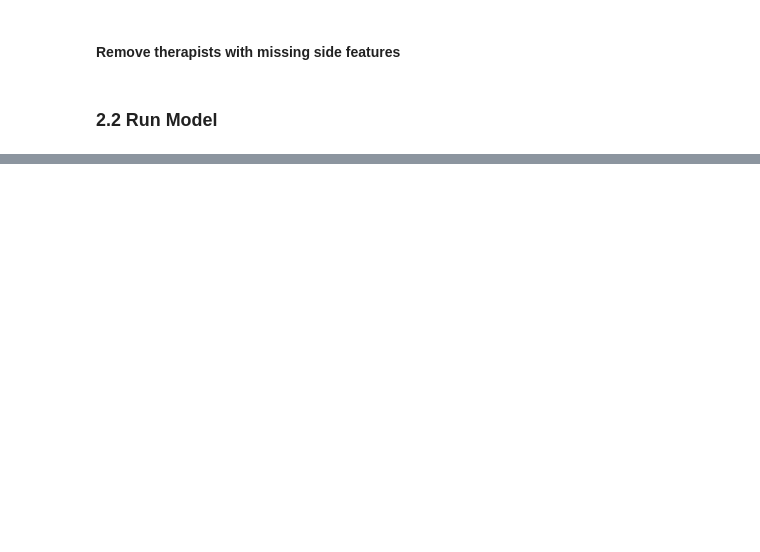
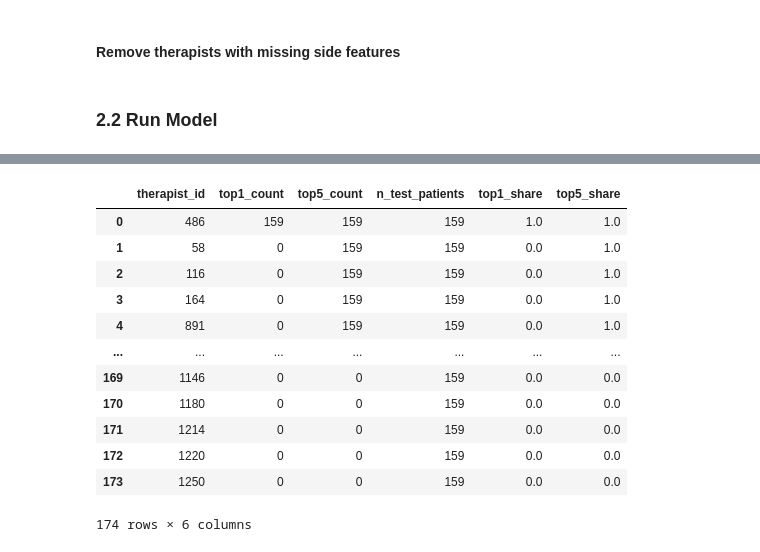
Before and after one commit to leona-ha/toni_matching, a Jupyter notebook: Data_Preprocessing.ipynb, the cells around one changed output, grey strips where cells are left out. Saved outputs shown, nothing was run; the diff lists cells and outputs as text; code cells hidden in the pictures; blank space fills up the shorter version.

```diff
--- a/Data_Preprocessing.ipynb
+++ b/Data_Preprocessing.ipynb
@@ -343,0 +414,19 @@ therapist_categorical= ['t0_method_t_CBT','t0_method_t_PDT','t0_method_t_ST','t0
+# %%
+THER_EDGES = [25,35, 45, 55, 65]
+PAT_EDGES = [25, 35, 45, 55, 65]
+
+# Therapists: plausible 23–80
+df_all = bin_age(
+    df_all, "t0_age_t",
+    min_age=23, max_age=80,
+    edges=THER_EDGES,
+    keep_numeric=True, prefix="t0_age_t"
+)
+
+# Patients: plausible 18–95 (adjust to your study)
+df_all = bin_age(
+    df_all, "t0_age_p",
+    min_age=18, max_age=95,
+    edges=PAT_EDGES,
+    keep_numeric=True, prefix="t0_age_p"
+)
@@ -352,8 +454,8 @@ cfg = MatchConfig(
      PATIENT_ID_COL= "patient_id",
      THERAPIST_ID_COL= "therapist_id",
      DATE_COL= "u_registrationDate_p",
-     LABEL_COL= "change_distress",
-     patient_numeric= ['t0_age_p', 't0_ses_p', 'surveys.t0.answers.1585.discrimination_1', 'surveys.t0.answers.1585.discrimination_2',
+     LABEL_COL= "t1_distress_sum",
+     patient_numeric= ['t0_age_p','t0_ses_p', 'surveys.t0.answers.1585.discrimination_1', 'surveys.t0.answers.1585.discrimination_2',
          'surveys.t0.answers.1585.discrimination_3', 'surveys.t0.answers.1585.discrimination_4', 'surveys.t0.answers.1585.discrimination_5',
           't0_phq_p_1', 't0_phq_p_2', 't0_phq_p_3', 't0_phq_p_4', 't0_phq_p_5', 't0_phq_p_6', 't0_phq_p_7', 't0_phq_p_8',
          't0_gad_p_1', 't0_gad_p_2', 't0_gad_p_3', 't0_gad_p_4', 't0_gad_p_5', 't0_gad_p_6', 't0_gad_p_7','t0_swls_p_1',
@@ -380,15 +482,15 @@ cfg = MatchConfig(
          't0_pid_p_detachment', 't0_pid_p_psychoticism', 't0_pid_p_anankastia', 't0_opd_p_self', 't0_opd_p_contact',
          't0_opd_p_relationship', 't0_ace_p_sum', 't0_ask_p_sum', 't0_mhse_p_sum'],
 
-     patient_categorical= ['t0_gender_p', 't0_school_p', 't0_employment_p', 't0_location_p', 't0_therapy_p_1', 't0_therapy_p_2', 't0_familyhistory_p', 't0_meds_p', 't0_relationship_p', 't0_migration_p_1',
+     patient_categorical= ['t0_age_p_binned','t0_gender_p', 't0_school_p', 't0_employment_p', 't0_location_p', 't0_therapy_p_1', 't0_therapy_p_2', 't0_familyhistory_p', 't0_meds_p', 't0_relationship_p', 't0_migration_p_1',
                          't0_migration_p_2', 't0_migration_p_3', 't0_disease_p_A', 't0_disease_p_B', 't0_disease_p_C','t0_disease_p_D', 't0_disease_p_E', 't0_disease_p_F', 't0_disease_p_G'],
 
-     therapist_numeric= ['t0_age_t','t0_experience_t', 't0_bfi_t_1','t0_bfi_t_2','t0_bfi_t_3','t0_bfi_t_4','t0_bfi_t_5','t0_bfi_t_6','t0_bfi_t_7','t0_bfi_t_8','t0_bfi_t_9','t0_bfi_t_10',
+     therapist_numeric= ['t0_experience_t', 't0_bfi_t_1','t0_bfi_t_2','t0_bfi_t_3','t0_bfi_t_4','t0_bfi_t_5','t0_bfi_t_6','t0_bfi_t_7','t0_bfi_t_8','t0_bfi_t_9','t0_bfi_t_10',
                        't0_bfi_t_extraversion', 't0_bfi_t_agreeableness', 't0_bfi_t_conscientiousness', 't0_bfi_t_neuroticism', 't0_bfi_t_openness'],
 
-     therapist_categorical= ['t0_method_t_CBT','t0_method_t_PDT','t0_method_t_ST','t0_method_t_AP', 't0_appliedmethod_t_VT', 't0_appliedmethod_t_TP','t0_appliedmethod_t_AP',
+     therapist_categorical= ['t0_age_t_binned','t0_method_t_CBT','t0_method_t_PDT','t0_method_t_ST','t0_method_t_AP', 't0_appliedmethod_t_VT', 't0_appliedmethod_t_TP','t0_appliedmethod_t_AP',
                             't0_appliedmethod_t_ST','t0_appliedmethod_t_Other','t0_location_t','t0_gender_t','t0_relationship_t','t0_sexualorientation_t','t0_children_t'],
-     include_therapist_id_feature= True,
+     include_therapist_id_feature= False,
      impute_strategy= "median"
 
  )
@@ -405,0 +513,16 @@ results["summary"]
+# %%
+results["therapist_recommendations"]
+# %% [output]
+|  | therapist_id | top1_count | top5_count | n_test_patients | top1_share | top5_share |
+| 0 | 486 | 159 | 159 | 159 | 1.0 | 1.0 |
+| 1 | 58 | 0 | 159 | 159 | 0.0 | 1.0 |
+| 2 | 116 | 0 | 159 | 159 | 0.0 | 1.0 |
+| 3 | 164 | 0 | 159 | 159 | 0.0 | 1.0 |
+| 4 | 891 | 0 | 159 | 159 | 0.0 | 1.0 |
+| ... | ... | ... | ... | ... | ... | ... |
+| 169 | 1146 | 0 | 0 | 159 | 0.0 | 0.0 |
+| 170 | 1180 | 0 | 0 | 159 | 0.0 | 0.0 |
+| 171 | 1214 | 0 | 0 | 159 | 0.0 | 0.0 |
+| 172 | 1220 | 0 | 0 | 159 | 0.0 | 0.0 |
+| 173 | 1250 | 0 | 0 | 159 | 0.0 | 0.0 |
+174 rows × 6 columns
```
Also changed, not shown: parts of 12 cells of this notebook, 1 other file.
